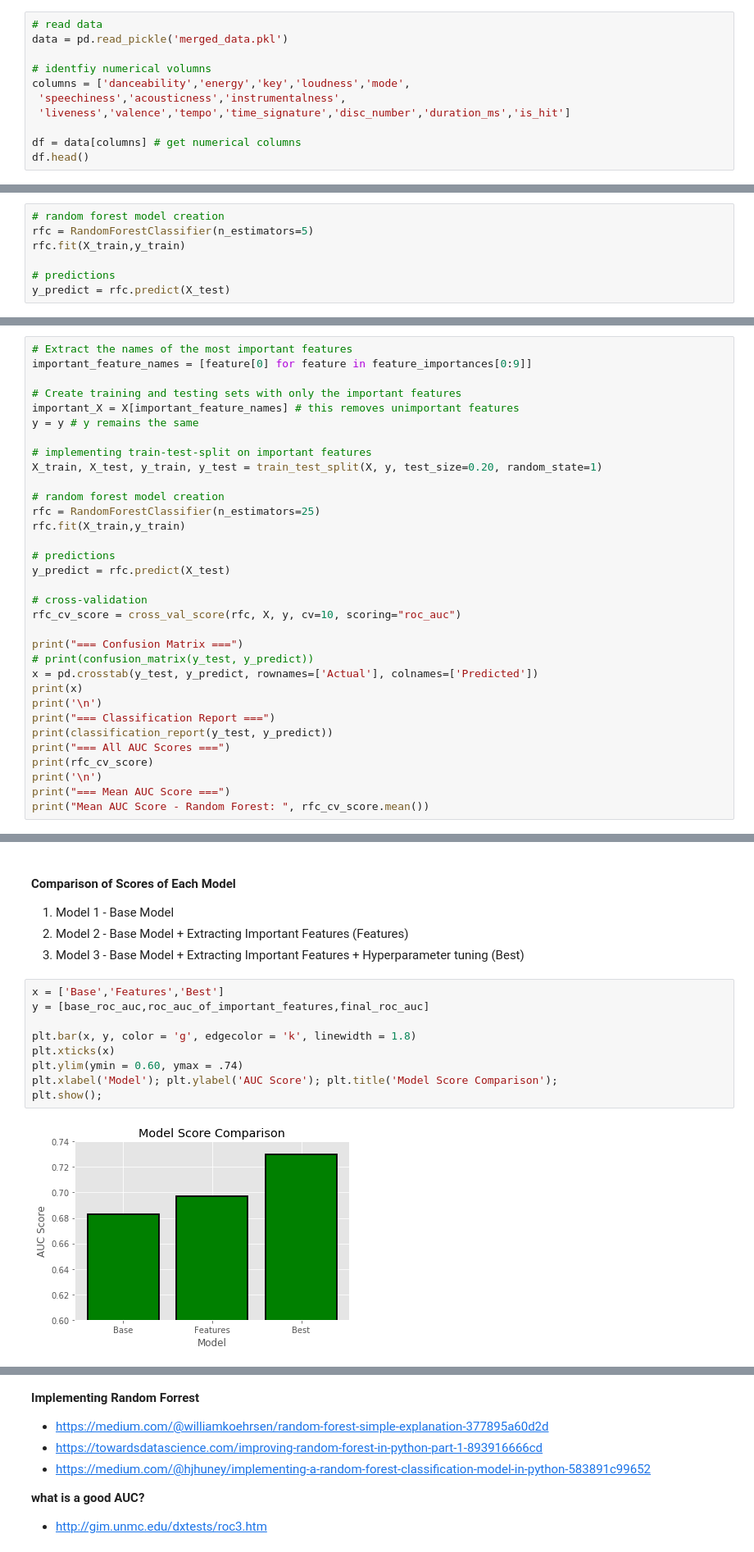
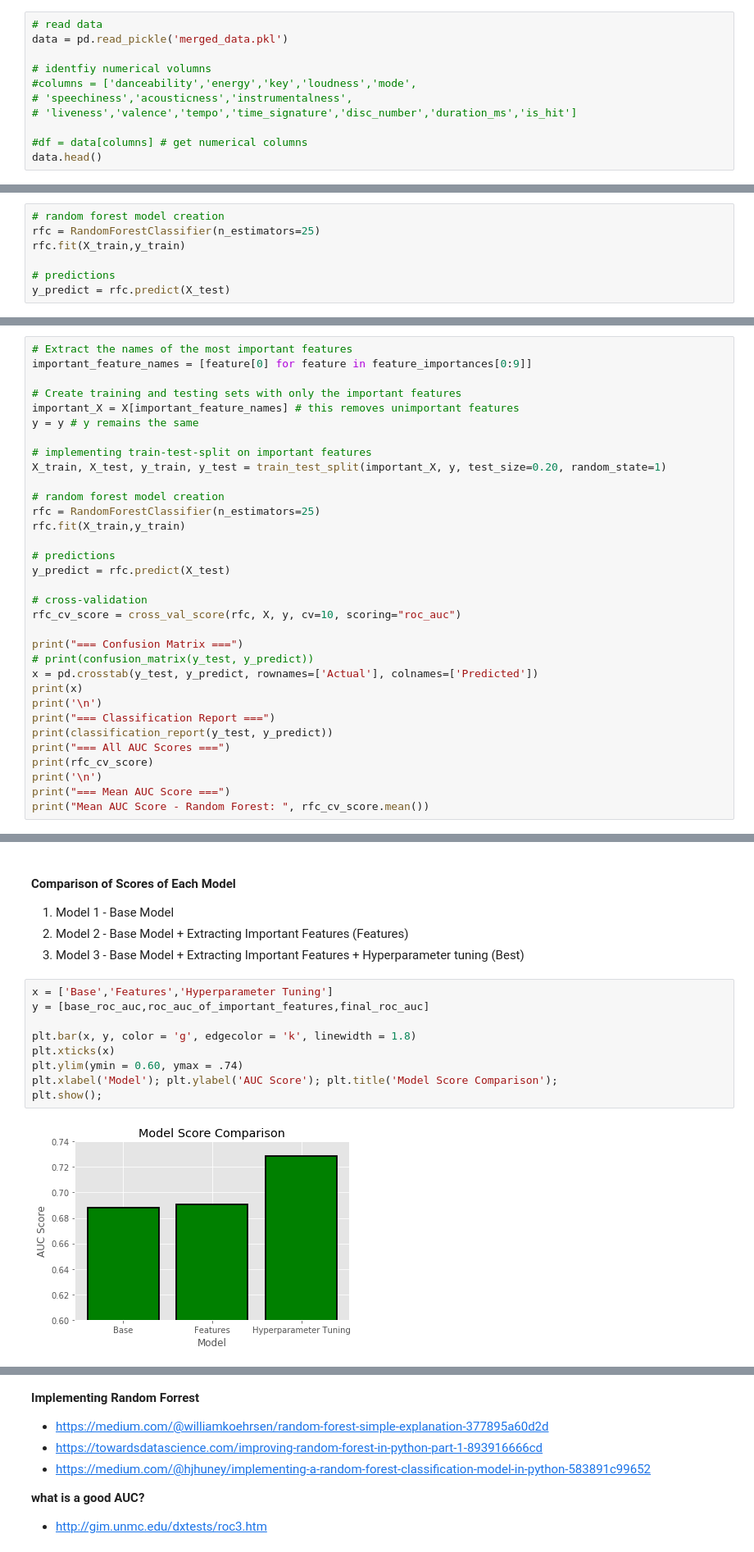
Before and after one commit to cyrusParvereshi/HipHop-R-B_Hit_Song_Prediction, a Jupyter notebook: RandomForrests.ipynb, the cells around one changed output, grey strips where cells are left out. Shown at 82% size. Saved outputs shown, nothing was run; the diff lists cells and outputs as text.

```diff
--- a/RandomForrests.ipynb
+++ b/RandomForrests.ipynb
@@ -40,10 +40,10 @@ plt.style.use('ggplot')
 data = pd.read_pickle('merged_data.pkl')
 
 # identfiy numerical volumns
-columns = ['danceability','energy','key','loudness','mode',
- 'speechiness','acousticness','instrumentalness',
- 'liveness','valence','tempo','time_signature','disc_number','duration_ms','is_hit']
+#columns = ['danceability','energy','key','loudness','mode',
+# 'speechiness','acousticness','instrumentalness',
+# 'liveness','valence','tempo','time_signature','disc_number','duration_ms','is_hit']
 
-df = data[columns] # get numerical columns
-df.head()
+#df = data[columns] # get numerical columns
+data.head()
 # %% [output]
@@ -78,7 +97,7 @@ X_train, X_test, y_train, y_test = train_test_split(X, y, test_size=0.20, random
 #### Create Random Forrest Model
 # %%
 # random forest model creation
-rfc = RandomForestClassifier(n_estimators=5)
+rfc = RandomForestClassifier(n_estimators=25)
 rfc.fit(X_train,y_train)
 
 # predictions
@@ -227,7 +263,7 @@ important_X = X[important_feature_names] # this removes unimportant features
 y = y # y remains the same
 
 # implementing train-test-split on important features
-X_train, X_test, y_train, y_test = train_test_split(X, y, test_size=0.20, random_state=1)
+X_train, X_test, y_train, y_test = train_test_split(important_X, y, test_size=0.20, random_state=1)
 
 # random forest model creation
 rfc = RandomForestClassifier(n_estimators=25)
@@ -477,13 +513,13 @@ After tuning our hyperparameters we achieve an improved score of 73.6%. Although
 2) Model 2 - Base Model + Extracting Important Features (Features)<br>
 3) Model 3 - Base Model + Extracting Important Features + Hyperparameter tuning (Best) <br>
 # %%
-x = ['Base','Features','Best']
+x = ['Base','Features','Hyperparameter Tuning']
 y = [base_roc_auc,roc_auc_of_important_features,final_roc_auc]
 
 plt.bar(x, y, color = 'g', edgecolor = 'k', linewidth = 1.8)
 plt.xticks(x)
 plt.ylim(ymin = 0.60, ymax = .74)
 plt.xlabel('Model'); plt.ylabel('AUC Score'); plt.title('Model Score Comparison');
 plt.show();
 # %% [output]
-[figure, old version]
+[figure, new version]
```
Also changed, not shown: parts of 19 cells of this notebook.
